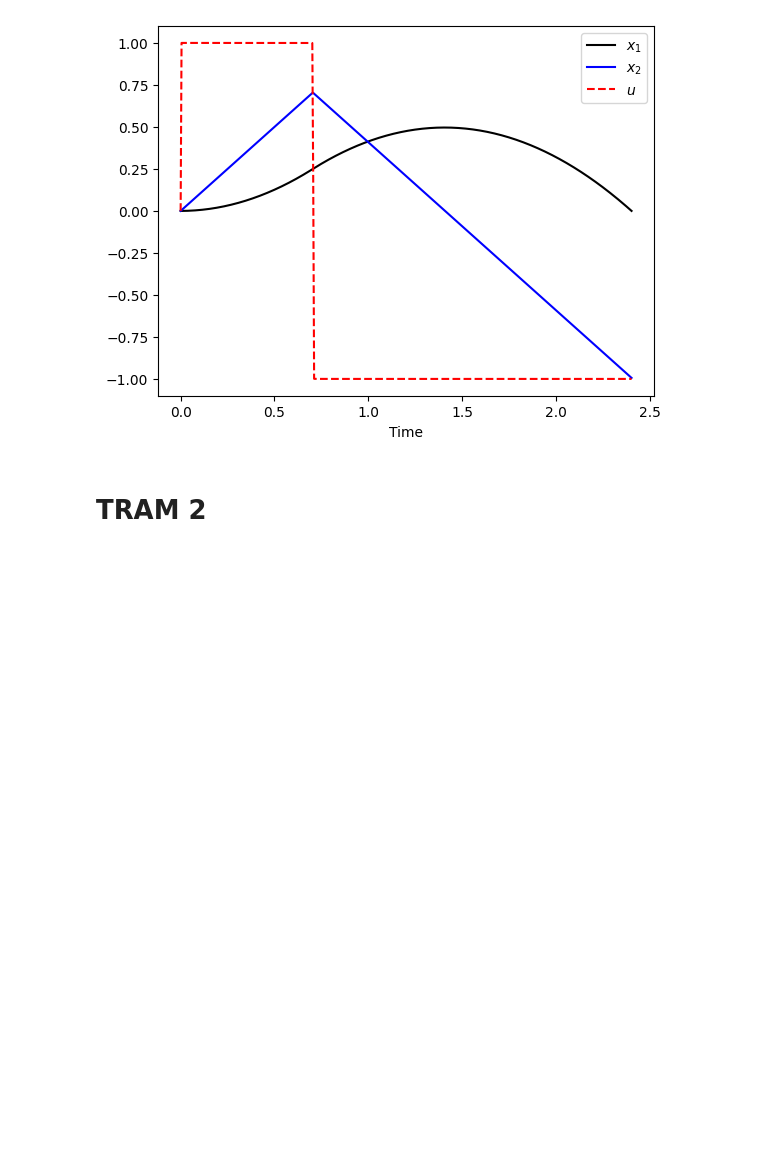
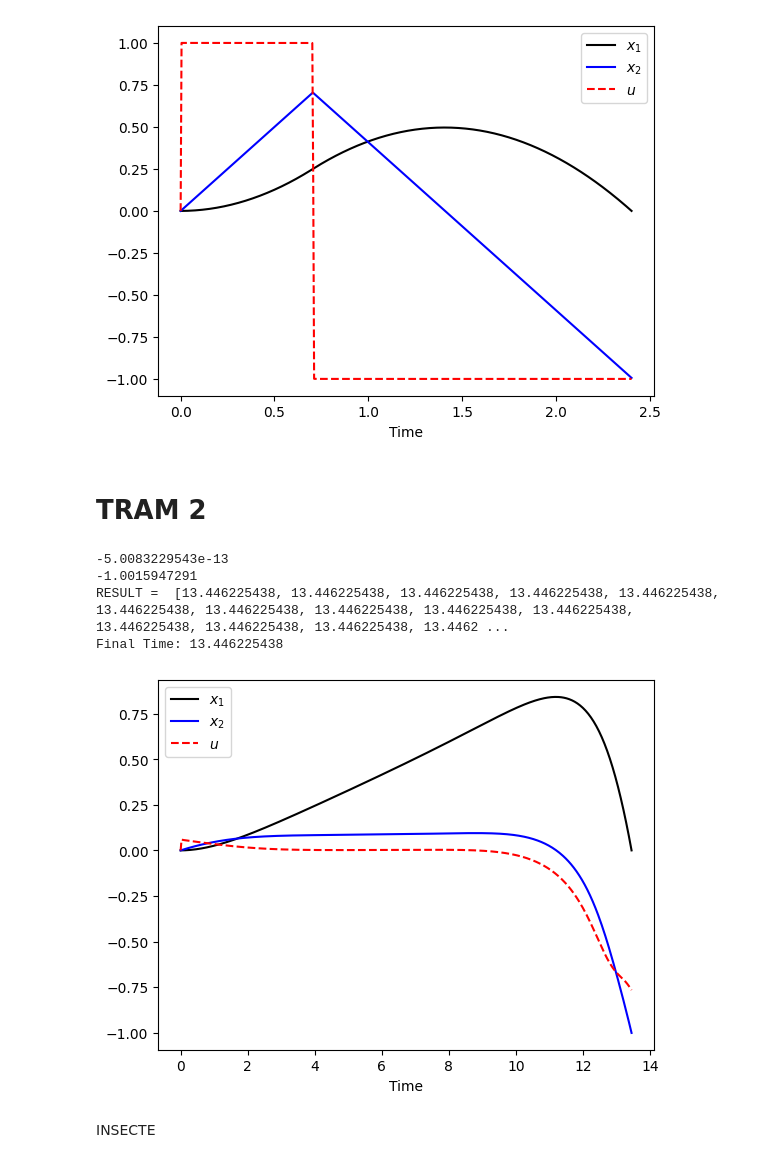
Before and after one commit to InfmathAxel/M2-csmi, a Jupyter notebook: CO/tp1.ipynb, the cells around one changed output. Saved outputs shown, nothing was run; the diff lists cells and outputs as text; code cells hidden in the pictures; blank space fills up the shorter version.

```diff
--- a/CO/tp1.ipynb
+++ b/CO/tp1.ipynb
@@ -107,4 +109,64 @@ Final Time: 2.4030363239
 [figure]
 # %% [markdown]
 # TRAM 2
+# %%
+#3eme partie
+
+eps = 0.1
+alpha = 0.0000001
+m = GEKKO() # initialize gekkofor
+nt = 501
+m.time = np.linspace(0,1,nt)
+
+# Variables
+x = m.Var(value=0)
+y = m.Var(value=0)
+z = m.Var(value=0)
+
+
+#print(x.shape,y.shape)
+p = np.zeros(nt) # mark final time point
+p[-1] = 1.0
+final = m.Param(value=p)
+
+#temps final(ce qu'on cherche)
+tf = m.FV(value=1.0,lb=0.1,ub=100.0)
+tf.STATUS = 1
+
+u = m.MV(value=0,lb=-1,ub=1)
+u.STATUS = 1
+
+# Equations
+m.Equation(x.dt()==y*tf)
+m.Equation(y.dt()==u*tf)
+m.Equation(z.dt()==1/2*(x.dt()**2+x**2))
+
+m.Obj(alpha*tf+(1-alpha)*z*final
+      +(m.max2(0,y*final+1-eps)+m.max2(0,-1-eps-y*final))*1e12
+      +(x*final)**2*1e12)
+
+m.options.IMODE = 6
+m.solve(disp=False) # solve
+
+print(x.value[-1])
+print(y.value[-1])
+print("RESULT = ",tf.value)
+
+print('Final Time: ' + str(tf.value[0]))
+tm = np.linspace(0,tf.value[0],nt)
+plt.figure(1)
+plt.plot(tm,x.value,'k-',label=r'$x_1$')
+plt.plot(tm,y.value,'b-',label=r'$x_2$')
+plt.plot(tm,u.value,'r--',label=r'$u$')
+plt.legend(loc='best')
+plt.xlabel('Time')
+plt.show()
+# %% [output]
+-5.0083229543e-13
+-1.0015947291
+RESULT =  [13.446225438, 13.446225438, 13.446225438, 13.446225438, 13.446225438, 13.446225438, 13.446225438, 13.446225438, 13.446225438, 13.446225438, 13.446225438, 13.446225438, 13.446225438, 13.4462 ...
+Final Time: 13.446225438
+[figure, added]
+# %% [markdown]
+INSECTE
 # %%
```
Also changed, not shown: parts of 3 cells of this notebook.
